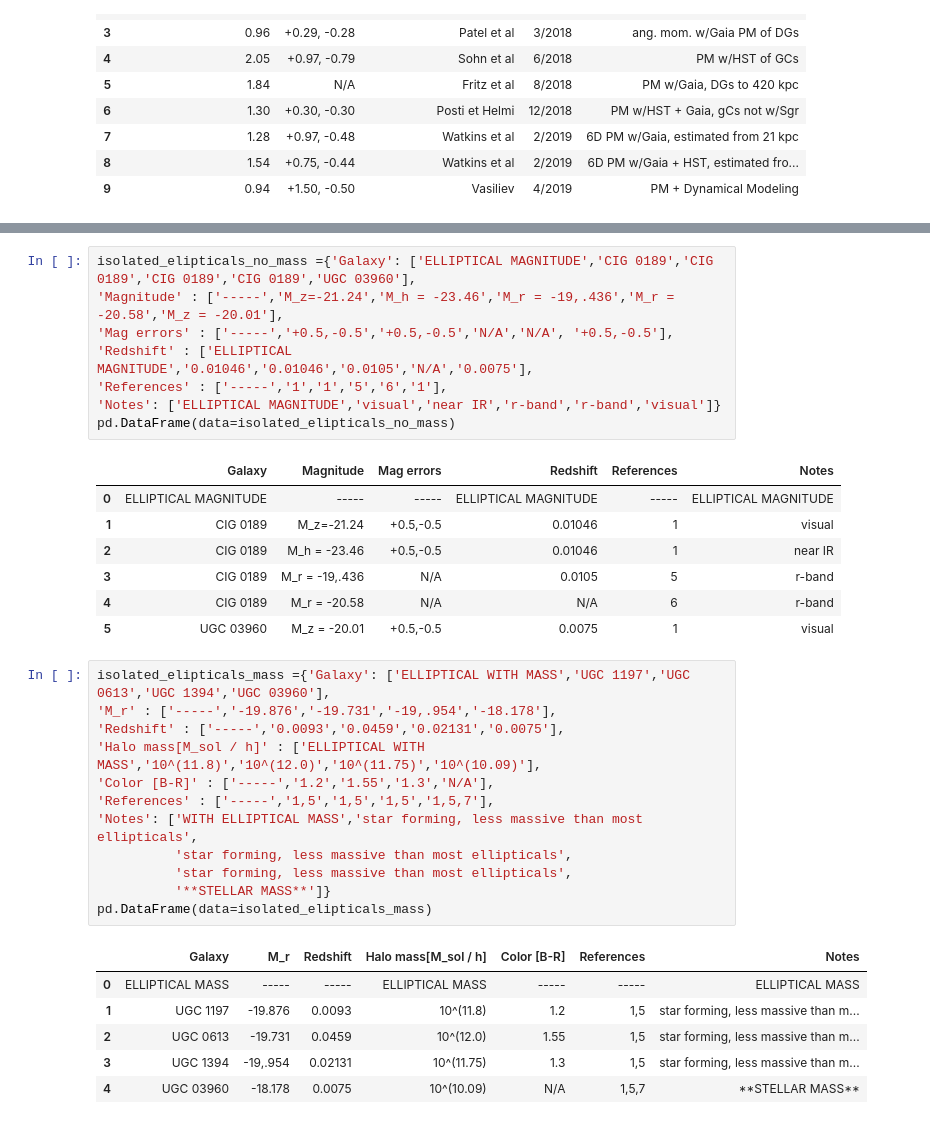
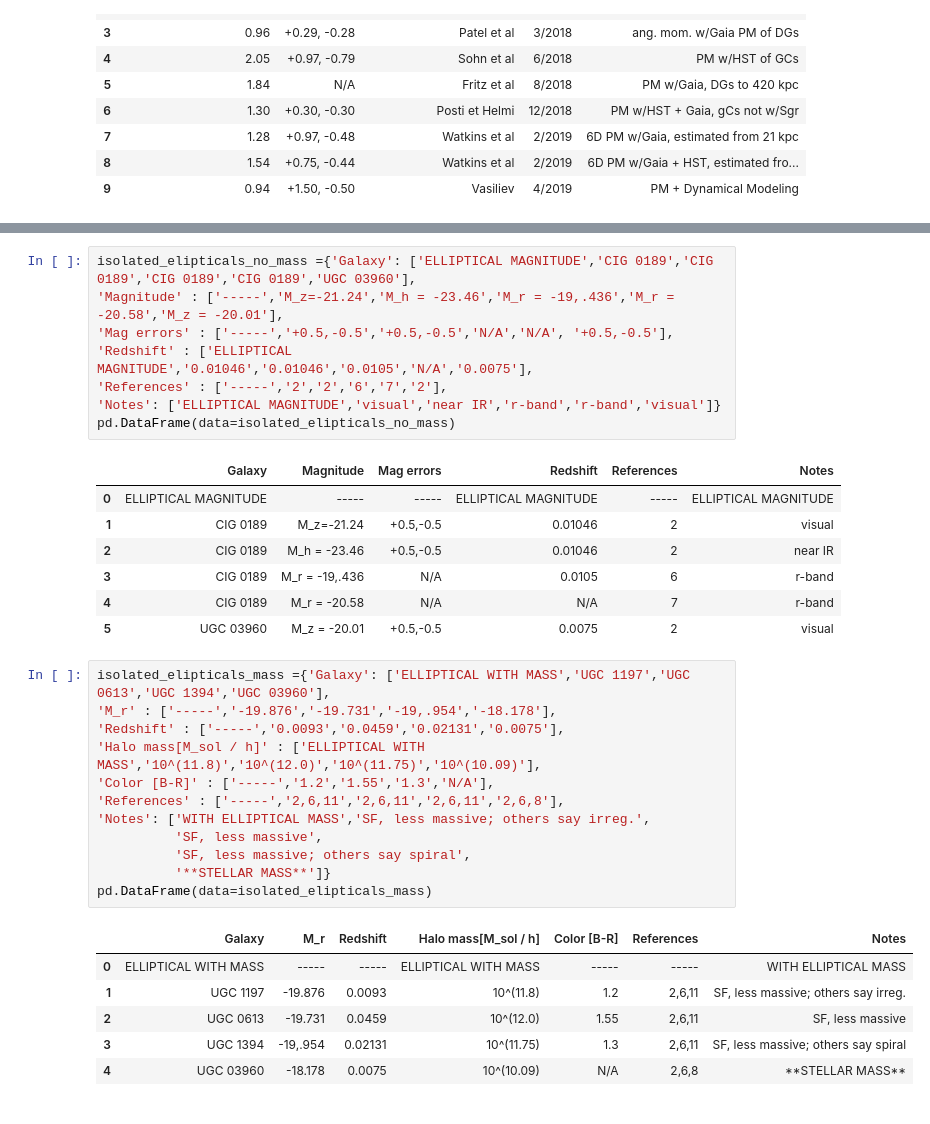
Before and after one commit to m4ese/intraClusterLight, a Jupyter notebook: MW_mass_table.ipynb, the cells around one changed output, grey strips where cells are left out. Cells and saved outputs as stored; diff of their text form.

Commit message:
Updated References table, ipynb with mass to light for L* galaxies

```diff
--- a/MW_mass_table.ipynb
+++ b/MW_mass_table.ipynb
@@ -150,33 +153,33 @@ isolated_elipticals_no_mass ={'Galaxy': ['ELLIPTICAL MAGNITUDE','CIG 0189','CIG
 'Magnitude' : ['-----','M_z=-21.24','M_h = -23.46','M_r = -19,.436','M_r = -20.58','M_z = -20.01'],
 'Mag errors' : ['-----','+0.5,-0.5','+0.5,-0.5','N/A','N/A', '+0.5,-0.5'],
 'Redshift' : ['ELLIPTICAL MAGNITUDE','0.01046','0.01046','0.0105','N/A','0.0075'],
-'References' : ['-----','1','1','5','6','1'],
+'References' : ['-----','2','2','6','7','2'],
 'Notes': ['ELLIPTICAL MAGNITUDE','visual','near IR','r-band','r-band','visual']}
 pd.DataFrame(data=isolated_elipticals_no_mass)
 # %% [output]
 |  | Galaxy | Magnitude | Mag errors | Redshift | References | Notes |
 | 0 | ELLIPTICAL MAGNITUDE | ----- | ----- | ELLIPTICAL MAGNITUDE | ----- | ELLIPTICAL MAGNITUDE |
-| 1 | CIG 0189 | M_z=-21.24 | +0.5,-0.5 | 0.01046 | 1 | visual |
-| 2 | CIG 0189 | M_h = -23.46 | +0.5,-0.5 | 0.01046 | 1 | near IR |
-| 3 | CIG 0189 | M_r = -19,.436 | N/A | 0.0105 | 5 | r-band |
-| 4 | CIG 0189 | M_r = -20.58 | N/A | N/A | 6 | r-band |
-| 5 | UGC 03960 | M_z = -20.01 | +0.5,-0.5 | 0.0075 | 1 | visual |
+| 1 | CIG 0189 | M_z=-21.24 | +0.5,-0.5 | 0.01046 | 2 | visual |
+| 2 | CIG 0189 | M_h = -23.46 | +0.5,-0.5 | 0.01046 | 2 | near IR |
+| 3 | CIG 0189 | M_r = -19,.436 | N/A | 0.0105 | 6 | r-band |
+| 4 | CIG 0189 | M_r = -20.58 | N/A | N/A | 7 | r-band |
+| 5 | UGC 03960 | M_z = -20.01 | +0.5,-0.5 | 0.0075 | 2 | visual |
 # %%
 isolated_elipticals_mass ={'Galaxy': ['ELLIPTICAL WITH MASS','UGC 1197','UGC 0613','UGC 1394','UGC 03960'],
 'M_r' : ['-----','-19.876','-19.731','-19,.954','-18.178'],
 'Redshift' : ['-----','0.0093','0.0459','0.02131','0.0075'],
 'Halo mass[M_sol / h]' : ['ELLIPTICAL WITH MASS','10^(11.8)','10^(12.0)','10^(11.75)','10^(10.09)'],
 'Color [B-R]' : ['-----','1.2','1.55','1.3','N/A'],
-'References' : ['-----','1,5','1,5','1,5','1,5,7'],
-'Notes': ['WITH ELLIPTICAL MASS','star forming, less massive than most ellipticals',
-          'star forming, less massive than most ellipticals',
-          'star forming, less massive than most ellipticals',
+'References' : ['-----','2,6,11','2,6,11','2,6,11','2,6,8'],
+'Notes': ['WITH ELLIPTICAL MASS','SF, less massive; others say irreg.',
+          'SF, less massive',
+          'SF, less massive; others say spiral',
           '**STELLAR MASS**']}
 pd.DataFrame(data=isolated_elipticals_mass)
 # %% [output]
 |  | Galaxy | M_r | Redshift | Halo mass[M_sol / h] | Color [B-R] | References | Notes |
-| 0 | ELLIPTICAL MASS | ----- | ----- | ELLIPTICAL MASS | ----- | ----- | ELLIPTICAL MASS |
-| 1 | UGC 1197 | -19.876 | 0.0093 | 10^(11.8) | 1.2 | 1,5 | star forming, less massive than m... |
-| 2 | UGC 0613 | -19.731 | 0.0459 | 10^(12.0) | 1.55 | 1,5 | star forming, less massive than m... |
-| 3 | UGC 1394 | -19,.954 | 0.02131 | 10^(11.75) | 1.3 | 1,5 | star forming, less massive than m... |
-| 4 | UGC 03960 | -18.178 | 0.0075 | 10^(10.09) | N/A | 1,5,7 | **STELLAR MASS** |
+| 0 | ELLIPTICAL WITH MASS | ----- | ----- | ELLIPTICAL WITH MASS | ----- | ----- | WITH ELLIPTICAL MASS |
+| 1 | UGC 1197 | -19.876 | 0.0093 | 10^(11.8) | 1.2 | 2,6,11 | SF, less massive; others say irreg. |
+| 2 | UGC 0613 | -19.731 | 0.0459 | 10^(12.0) | 1.55 | 2,6,11 | SF, less massive |
+| 3 | UGC 1394 | -19,.954 | 0.02131 | 10^(11.75) | 1.3 | 2,6,11 | SF, less massive; others say spiral |
+| 4 | UGC 03960 | -18.178 | 0.0075 | 10^(10.09) | N/A | 2,6,8 | **STELLAR MASS** |
```
Also changed, not shown: parts of 2 cells of this notebook, 2 other files.
